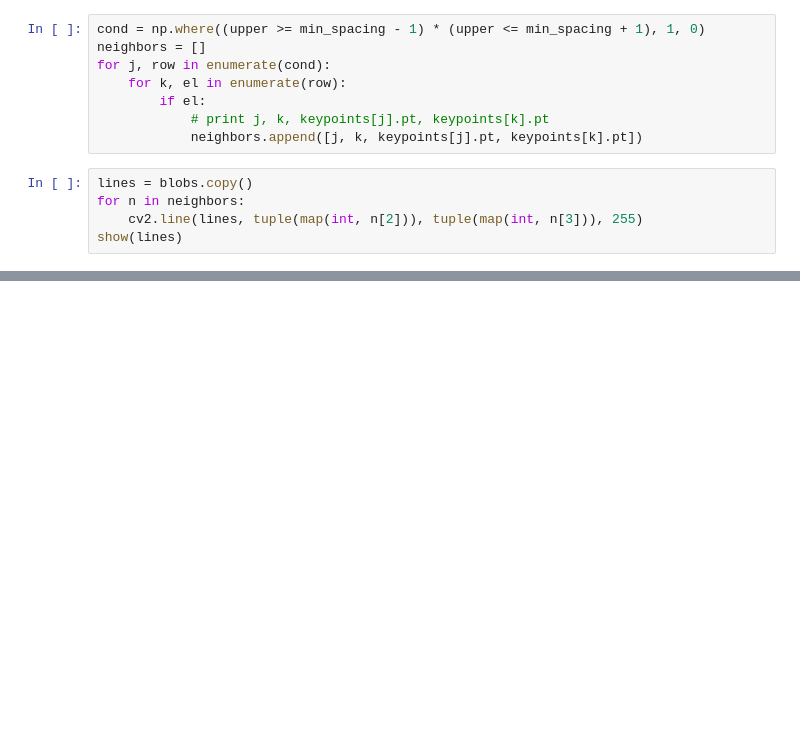
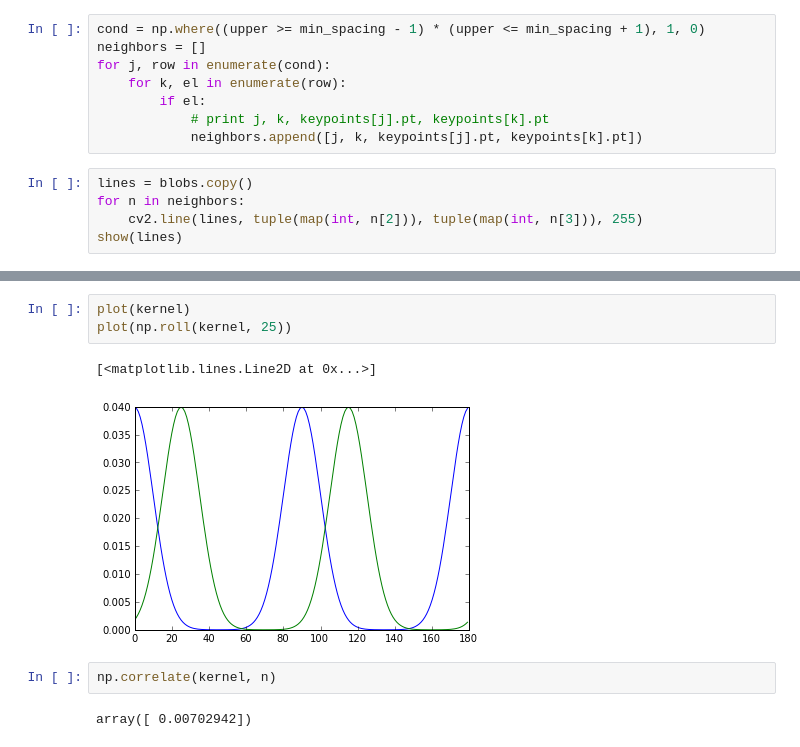
Before and after one commit to mprat/breadboard-to-pcb, a Jupyter notebook: cv_exploration.ipynb, the cells around one changed output, grey strips where cells are left out. Saved outputs shown, nothing was run; the diff lists cells and outputs as text; blank space fills up the shorter version.

```diff
--- a/cv_exploration.ipynb
+++ b/cv_exploration.ipynb
@@ -54,0 +63,10 @@ show(lines)
+# %%
+plot(kernel)
+plot(np.roll(kernel, 25))
+# %% [output]
+[<matplotlib.lines.Line2D at 0x...>]
+[figure, added]
+# %%
+np.correlate(kernel, n)
+# %% [output]
+array([ 0.00702942])
```
Also changed, not shown: parts of 17 cells of this notebook.
